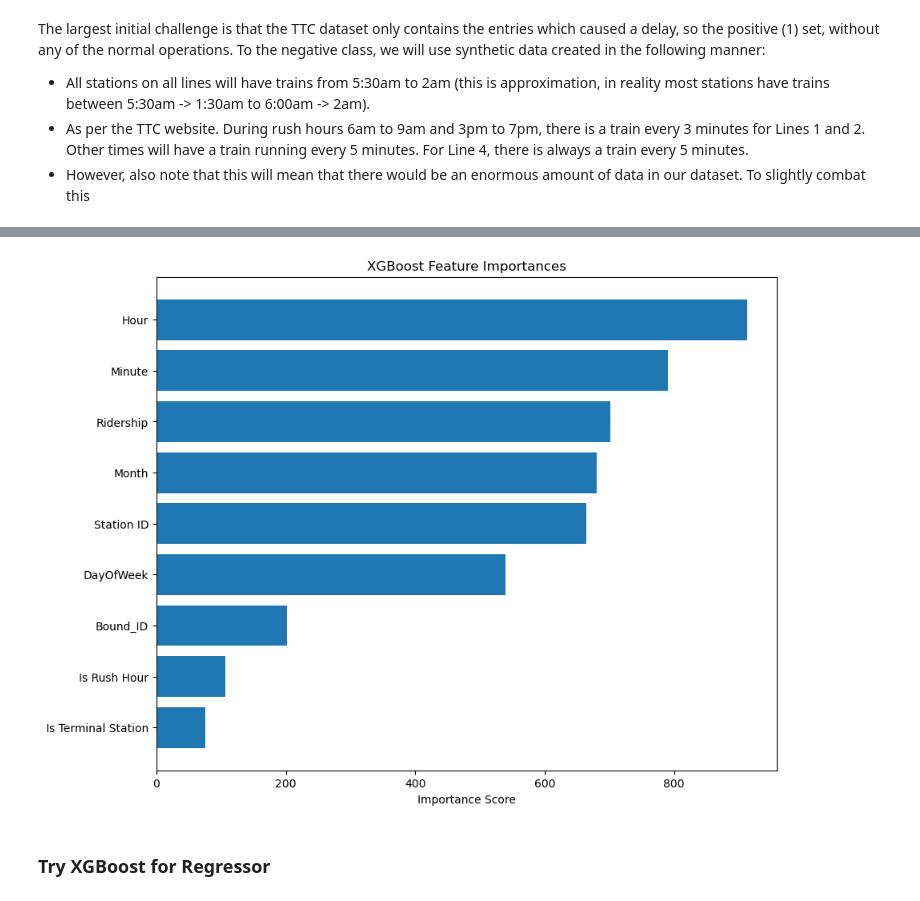
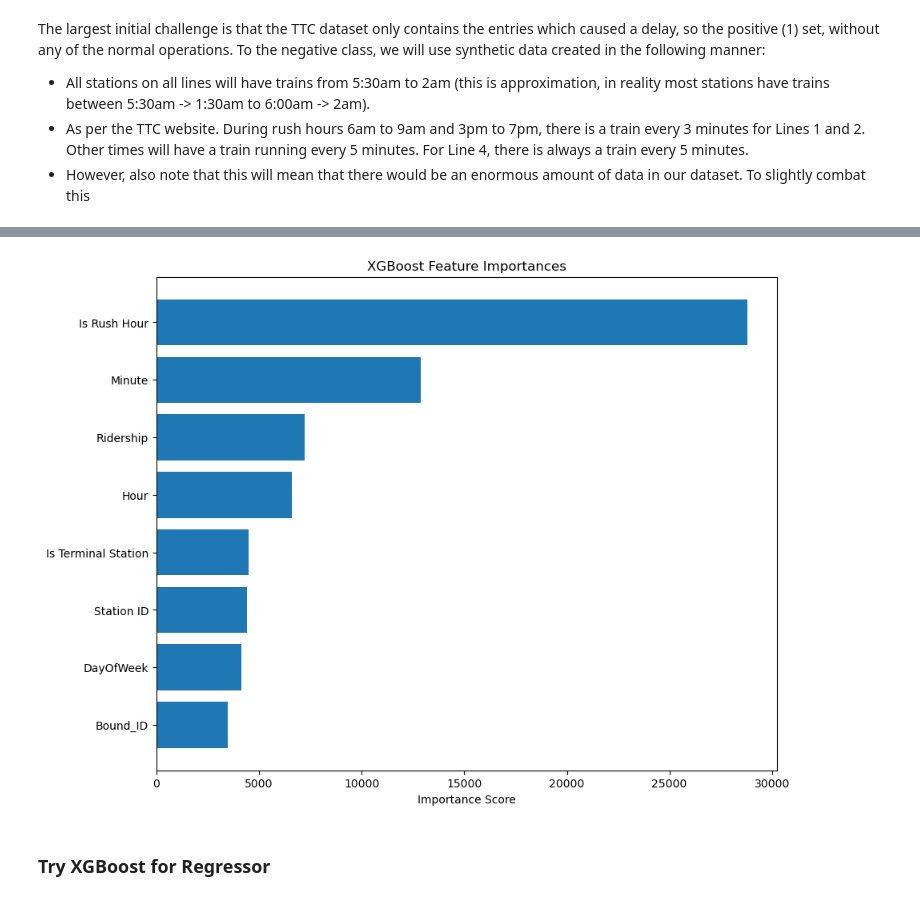
Before and after one commit to michelleyucollins/TardyTerminatorCommittee, a Jupyter notebook: subway_analysis/models/XGBoost_test.ipynb, the cells around one changed output, grey strips where cells are left out. Saved outputs shown, nothing was run; the diff lists cells and outputs as text; code cells hidden in the pictures.

```diff
--- a/subway_analysis/models/XGBoost_test.ipynb
+++ b/subway_analysis/models/XGBoost_test.ipynb
@@ -195,4 +210,4 @@ combined_df.to_csv('../data/combined_synthetic_data_with_bounds.csv', index=Fals
 # %%
-combined_df = pd.read_csv('../data/combined_synthetic_data_with_bounds.csv')
+combined_df = pd.read_csv('../data/combined_synthetic_data_with_bounds_more.csv')
 # Convert 'Datetime' column back to datetime format
 combined_df['Datetime'] = pd.to_datetime(combined_df['Datetime'])
@@ -318,18 +333,18 @@ X_train, X_test, y_train, y_test = train_test_split(X, y,
 
 # Undersampling overwhelming majority class (0) to balance the dataset
 # This is a simple approach; you can also consider SMOTE or other techniques for more complex datasets.
-rus = RandomUnderSampler(sampling_strategy=0.1, random_state=42)
-X_train_res1, y_train_res1 = rus.fit_resample(X_train, y_train)
+# rus = RandomUnderSampler(sampling_strategy=0.1, random_state=42)
+# X_train_res1, y_train_res1 = rus.fit_resample(X_train, y_train)
 
-print("Training set class distribution after undersampling:")
-print(pd.Series(y_train_res1).value_counts())
+# print("Training set class distribution after undersampling:")
+# print(pd.Series(y_train_res1).value_counts())
 
-# SMOTE
-smote = SMOTE(sampling_strategy=0.5, random_state=42)
-X_train_res, y_train_res = smote.fit_resample(X_train_res1, y_train_res1)
+# # SMOTE
+# smote = SMOTE(sampling_strategy=0.25, random_state=42)
+# X_train_res, y_train_res = smote.fit_resample(X_train, y_train)
 
-print("Training set class distribution after SMOTE:")
-print(pd.Series(y_train_res).value_counts())
+# print("Training set class distribution after SMOTE:")
+# print(pd.Series(y_train_res).value_counts())
 
 
 # ---------------------------
@@ -339,6 +354,8 @@ print(pd.Series(y_train_res).value_counts())
 # Calculate the scale_pos_weight as the ratio of negative to positive examples
 negatives = (y_train == 0).sum()
 positives = (y_train == 1).sum()
+print("Negatives:", negatives)
+print("Positives:", positives)
 scale_pos_weight = negatives / positives
 
 # Initialize the XGBoost classifier with the adjusted scale_pos_weight
@@ -346,10 +363,10 @@ model = xgb.XGBClassifier(
     use_label_encoder=False,
     eval_metric='logloss',
     random_state=42,
-    # scale_pos_weight=scale_pos_weight  # Adjust for class imbalance
+    scale_pos_weight=scale_pos_weight  # Adjust for class imbalance
 )
 
-model.fit(X_train_res, y_train_res)
+# model.fit(X_train_res, y_train_res)
 model.fit(X_train, y_train)
 
 # ---------------------------
@@ -424,24 +413,24 @@ weighted avg       1.00      1.00      1.00   4095767
 # %%
 import operator
 
 # Extract feature importance scores from the booster
-importance_dict = model.get_booster().get_score(importance_type='weight')
+importance_dict = model.get_booster().get_score(importance_type='gain')
 # Alternatively, you could use 'gain' or 'cover' as the importance type
 
 # Sort the features by importance (highest first)
 sorted_importance = sorted(importance_dict.items(), key=operator.itemgetter(1), reverse=True)
 features = [item[0] for item in sorted_importance]
 importances = [item[1] for item in sorted_importance]
 
 # Create a horizontal bar chart for better readability
 plt.figure(figsize=(10, 8))
 plt.barh(features, importances)
 plt.xlabel('Importance Score')
 plt.title('XGBoost Feature Importances')
 plt.gca().invert_yaxis()  # Invert y-axis so that the most important features appear at the top
 plt.show()
 # %% [output]
-[figure, old version]
+[figure, new version]
 # %% [markdown]
 ### Try XGBoost for Regressor
 # %%
```
Also changed, not shown: parts of 5 cells of this notebook, 5 other files.
